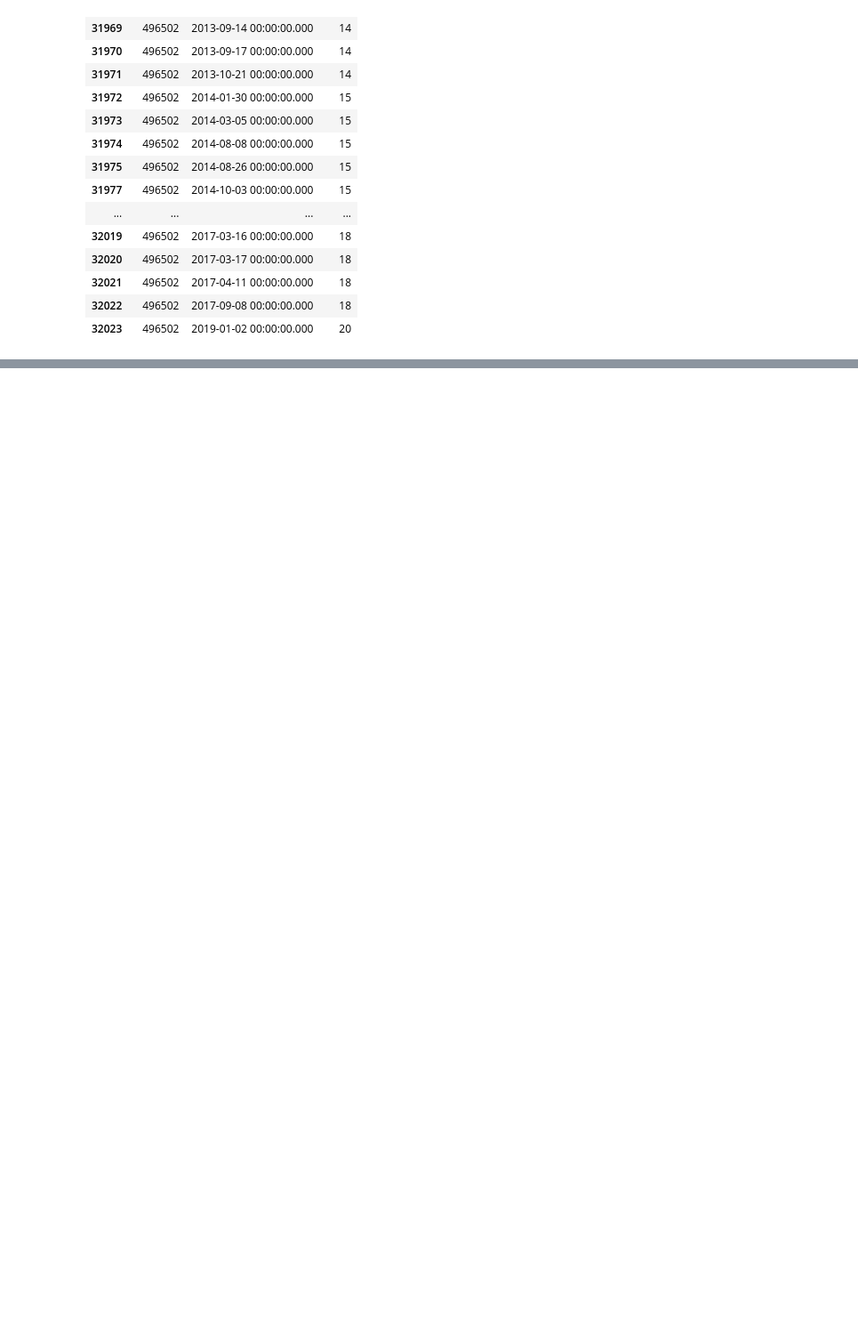
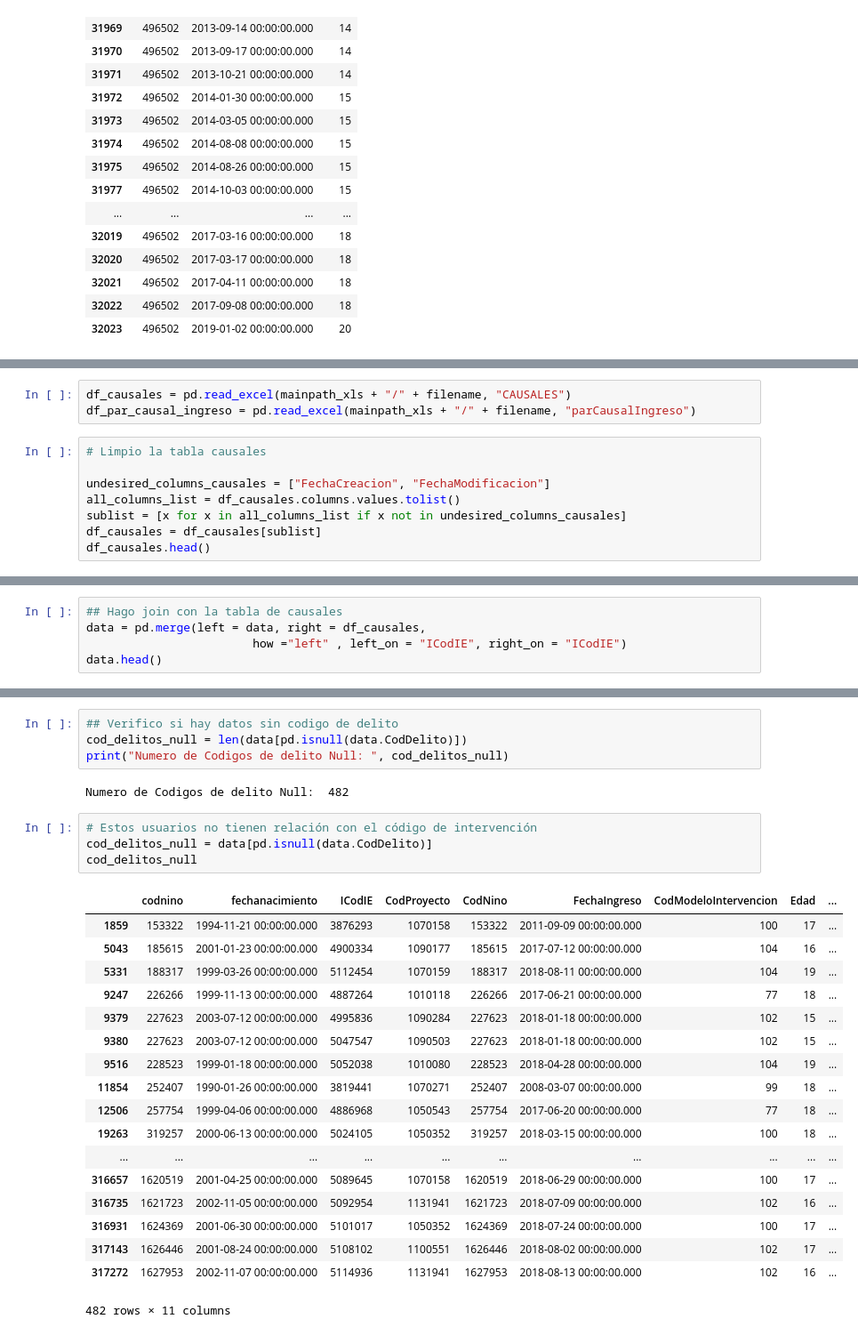
Before and after one commit to ljorge08/Python, a Jupyter notebook: Estadística descriptiva.ipynb, the cells around one changed output, grey strips where cells are left out. Shown at 89% size. Cells and saved outputs as stored; diff of their text form; blank space fills up the shorter version.

```diff
--- a/Estadística descriptiva.ipynb
+++ b/Estadística descriptiva.ipynb
@@ -688,0 +683,11 @@ df_cliente_fecha[(df_cliente_fecha["CodNino"]==496502)]
+# %%
+df_causales = pd.read_excel(mainpath_xls + "/" + filename, "CAUSALES")
+df_par_causal_ingreso = pd.read_excel(mainpath_xls + "/" + filename, "parCausalIngreso")
+# %%
+# Limpio la tabla causales
+
+undesired_columns_causales = ["FechaCreacion", "FechaModificacion"]
+all_columns_list = df_causales.columns.values.tolist()
+sublist = [x for x in all_columns_list if x not in undesired_columns_causales]
+df_causales = df_causales[sublist]
+df_causales.head()
@@ -688,0 +721,5 @@ df_cliente_fecha[(df_cliente_fecha["CodNino"]==496502)]
+# %%
+## Hago join con la tabla de causales
+data = pd.merge(left = data, right = df_causales,
+                        how ="left" , left_on = "ICodIE", right_on = "ICodIE")
+data.head()
@@ -688,0 +733,29 @@ df_cliente_fecha[(df_cliente_fecha["CodNino"]==496502)]
+# %%
+## Verifico si hay datos sin codigo de delito
+cod_delitos_null = len(data[pd.isnull(data.CodDelito)])
+print("Numero de Codigos de delito Null: ", cod_delitos_null)
+# %% [output]
+Numero de Codigos de delito Null:  482
+# %%
+# Estos usuarios no tienen relación con el código de intervención
+cod_delitos_null = data[pd.isnull(data.CodDelito)]
+cod_delitos_null
+# %% [output]
+|  | codnino | fechanacimiento | ICodIE | CodProyecto | CodNino | FechaIngreso | CodModeloIntervencion | Edad | ... |
+| 1859 | 153322 | 1994-11-21 00:00:00.000 | 3876293 | 1070158 | 153322 | 2011-09-09 00:00:00.000 | 100 | 17 | ... |
+| 5043 | 185615 | 2001-01-23 00:00:00.000 | 4900334 | 1090177 | 185615 | 2017-07-12 00:00:00.000 | 104 | 16 | ... |
+| 5331 | 188317 | 1999-03-26 00:00:00.000 | 5112454 | 1070159 | 188317 | 2018-08-11 00:00:00.000 | 104 | 19 | ... |
+| 9247 | 226266 | 1999-11-13 00:00:00.000 | 4887264 | 1010118 | 226266 | 2017-06-21 00:00:00.000 | 77 | 18 | ... |
+| 9379 | 227623 | 2003-07-12 00:00:00.000 | 4995836 | 1090284 | 227623 | 2018-01-18 00:00:00.000 | 102 | 15 | ... |
+| 9380 | 227623 | 2003-07-12 00:00:00.000 | 5047547 | 1090503 | 227623 | 2018-01-18 00:00:00.000 | 102 | 15 | ... |
+| 9516 | 228523 | 1999-01-18 00:00:00.000 | 5052038 | 1010080 | 228523 | 2018-04-28 00:00:00.000 | 104 | 19 | ... |
+| 11854 | 252407 | 1990-01-26 00:00:00.000 | 3819441 | 1070271 | 252407 | 2008-03-07 00:00:00.000 | 99 | 18 | ... |
+| 12506 | 257754 | 1999-04-06 00:00:00.000 | 4886968 | 1050543 | 257754 | 2017-06-20 00:00:00.000 | 77 | 18 | ... |
+| 19263 | 319257 | 2000-06-13 00:00:00.000 | 5024105 | 1050352 | 319257 | 2018-03-15 00:00:00.000 | 100 | 18 | ... |
+| ... | ... | ... | ... | ... | ... | ... | ... | ... | ... |
+| 316657 | 1620519 | 2001-04-25 00:00:00.000 | 5089645 | 1070158 | 1620519 | 2018-06-29 00:00:00.000 | 100 | 17 | ... |
+| 316735 | 1621723 | 2002-11-05 00:00:00.000 | 5092954 | 1131941 | 1621723 | 2018-07-09 00:00:00.000 | 102 | 16 | ... |
+| 316931 | 1624369 | 2001-06-30 00:00:00.000 | 5101017 | 1050352 | 1624369 | 2018-07-24 00:00:00.000 | 100 | 17 | ... |
+| 317143 | 1626446 | 2001-08-24 00:00:00.000 | 5108102 | 1100551 | 1626446 | 2018-08-02 00:00:00.000 | 102 | 17 | ... |
+| 317272 | 1627953 | 2002-11-07 00:00:00.000 | 5114936 | 1131941 | 1627953 | 2018-08-13 00:00:00.000 | 102 | 16 | ... |
+482 rows × 11 columns
```
Also changed, not shown: parts of 26 cells of this notebook.
